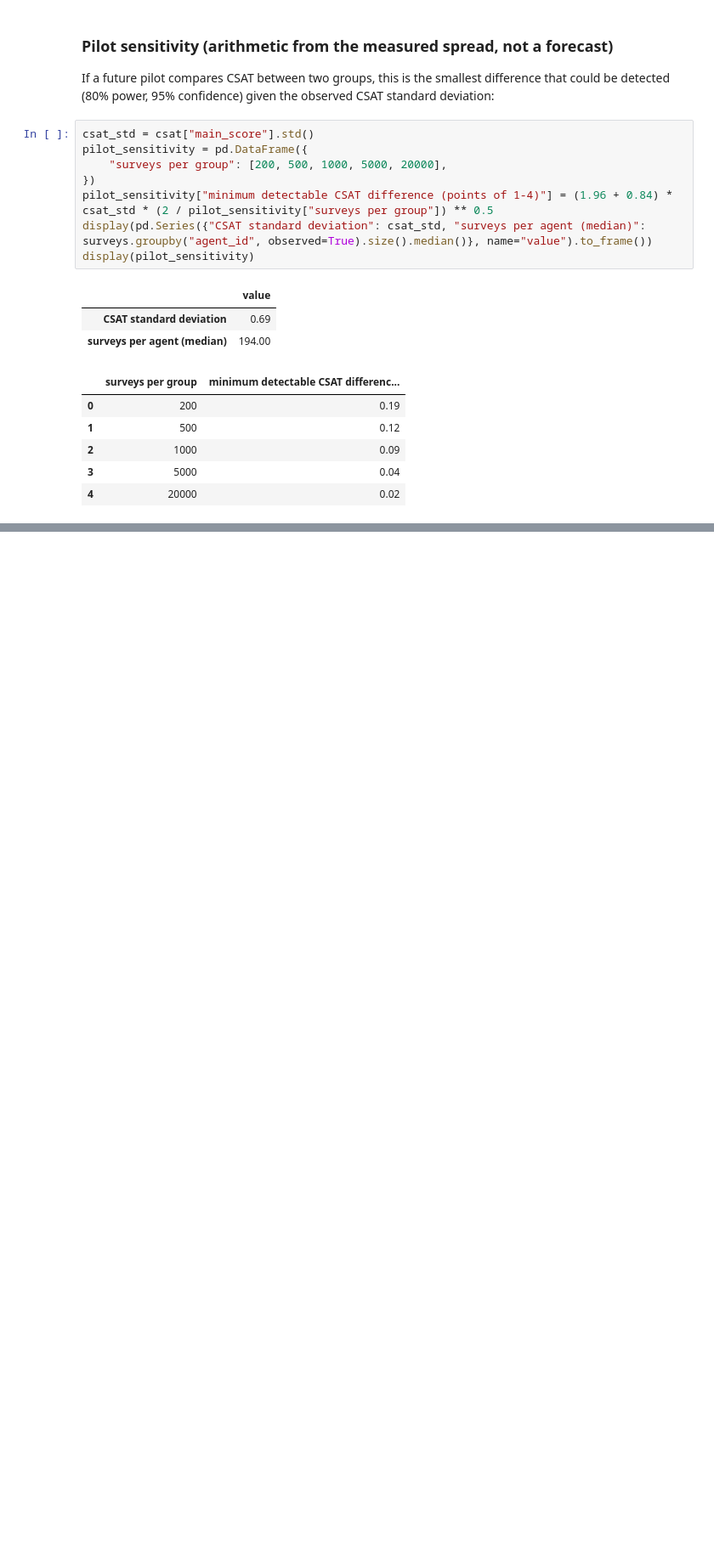
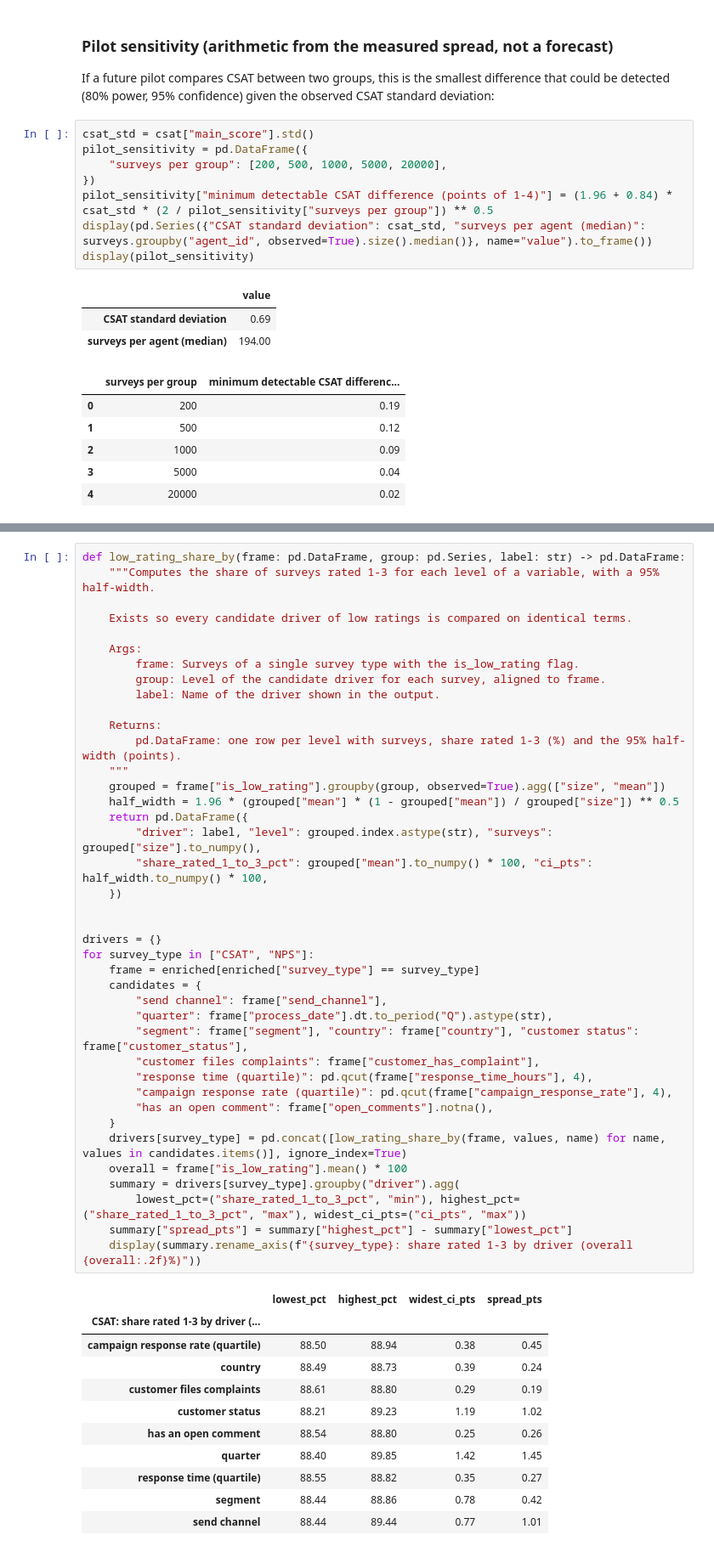
Before and after one commit to PedroCaballero1/krtr, a Jupyter notebook: notebooks/eda/compensations_hypothesis/satisfaction_surveys.ipynb, the cells around one changed output, grey strips where cells are left out. Shown at 85% size. Cells and saved outputs as stored; diff of their text form; blank space fills up the shorter version.

```diff
--- a/notebooks/eda/compensations_hypothesis/satisfaction_surveys.ipynb
+++ b/notebooks/eda/compensations_hypothesis/satisfaction_surveys.ipynb
@@ -767,0 +932,52 @@ display(pilot_sensitivity)
+# %%
+def low_rating_share_by(frame: pd.DataFrame, group: pd.Series, label: str) -> pd.DataFrame:
+    """Computes the share of surveys rated 1-3 for each level of a variable, with a 95% half-width.
+
+    Exists so every candidate driver of low ratings is compared on identical terms.
+
+    Args:
+        frame: Surveys of a single survey type with the is_low_rating flag.
+        group: Level of the candidate driver for each survey, aligned to frame.
+        label: Name of the driver shown in the output.
+
+    Returns:
+        pd.DataFrame: one row per level with surveys, share rated 1-3 (%) and the 95% half-width (points).
+    """
+    grouped = frame["is_low_rating"].groupby(group, observed=True).agg(["size", "mean"])
+    half_width = 1.96 * (grouped["mean"] * (1 - grouped["mean"]) / grouped["size"]) ** 0.5
+    return pd.DataFrame({
+        "driver": label, "level": grouped.index.astype(str), "surveys": grouped["size"].to_numpy(),
+        "share_rated_1_to_3_pct": grouped["mean"].to_numpy() * 100, "ci_pts": half_width.to_numpy() * 100,
+    })
+
+
+drivers = {}
+for survey_type in ["CSAT", "NPS"]:
+    frame = enriched[enriched["survey_type"] == survey_type]
+    candidates = {
+        "send channel": frame["send_channel"],
+        "quarter": frame["process_date"].dt.to_period("Q").astype(str),
+        "segment": frame["segment"], "country": frame["country"], "customer status": frame["customer_status"],
+        "customer files complaints": frame["customer_has_complaint"],
+        "response time (quartile)": pd.qcut(frame["response_time_hours"], 4),
+        "campaign response rate (quartile)": pd.qcut(frame["campaign_response_rate"], 4),
+        "has an open comment": frame["open_comments"].notna(),
+    }
+    drivers[survey_type] = pd.concat([low_rating_share_by(frame, values, name) for name, values in candidates.items()], ignore_index=True)
+    overall = frame["is_low_rating"].mean() * 100
+    summary = drivers[survey_type].groupby("driver").agg(
+        lowest_pct=("share_rated_1_to_3_pct", "min"), highest_pct=("share_rated_1_to_3_pct", "max"), widest_ci_pts=("ci_pts", "max"))
+    summary["spread_pts"] = summary["highest_pct"] - summary["lowest_pct"]
+    display(summary.rename_axis(f"{survey_type}: share rated 1-3 by driver (overall {overall:.2f}%)"))
+# %% [output]
+|  | lowest_pct | highest_pct | widest_ci_pts | spread_pts |
+| CSAT: share rated 1-3 by driver (... |  |  |  |  |
+| campaign response rate (quartile) | 88.50 | 88.94 | 0.38 | 0.45 |
+| country | 88.49 | 88.73 | 0.39 | 0.24 |
+| customer files complaints | 88.61 | 88.80 | 0.29 | 0.19 |
+| customer status | 88.21 | 89.23 | 1.19 | 1.02 |
+| has an open comment | 88.54 | 88.80 | 0.25 | 0.26 |
+| quarter | 88.40 | 89.85 | 1.42 | 1.45 |
+| response time (quartile) | 88.55 | 88.82 | 0.35 | 0.27 |
+| segment | 88.44 | 88.86 | 0.78 | 0.42 |
+| send channel | 88.44 | 89.44 | 0.77 | 1.01 |
```
Also changed, not shown: parts of 45 cells of this notebook, 2 other files.
